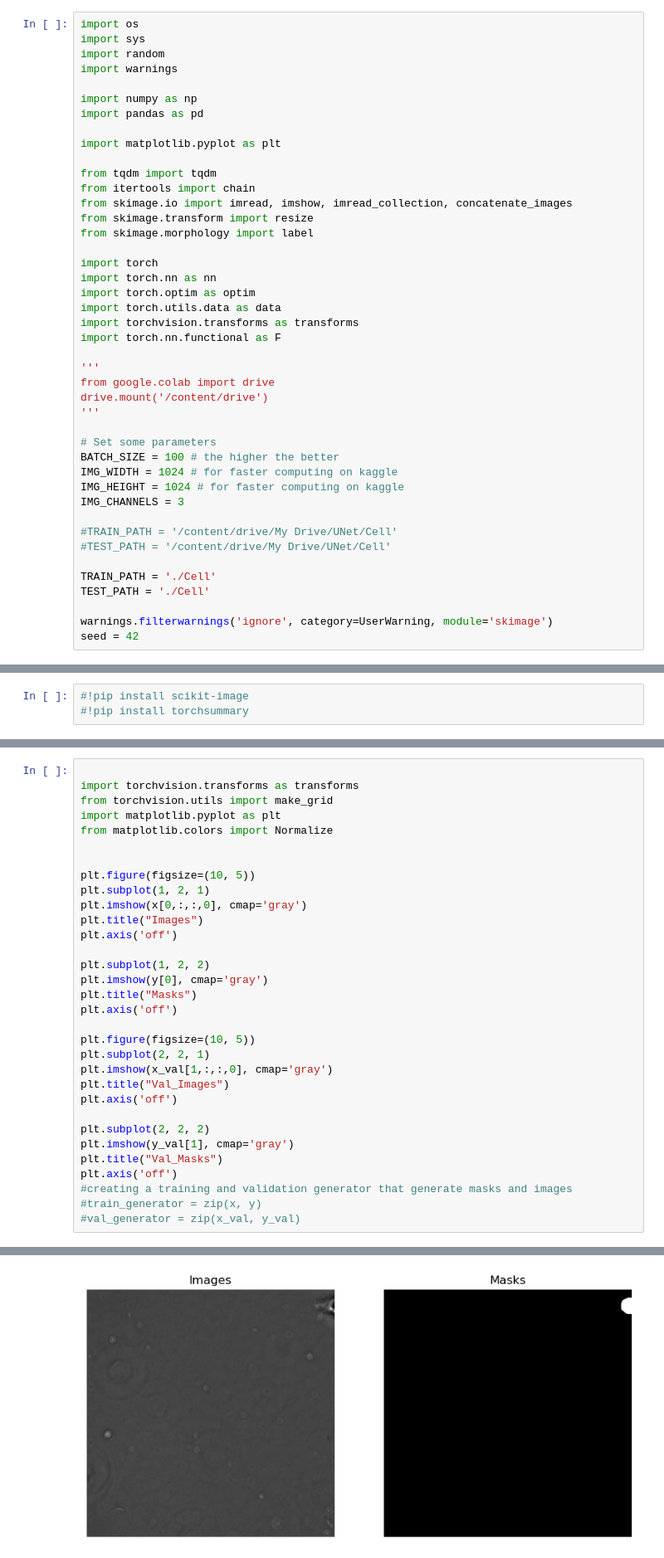
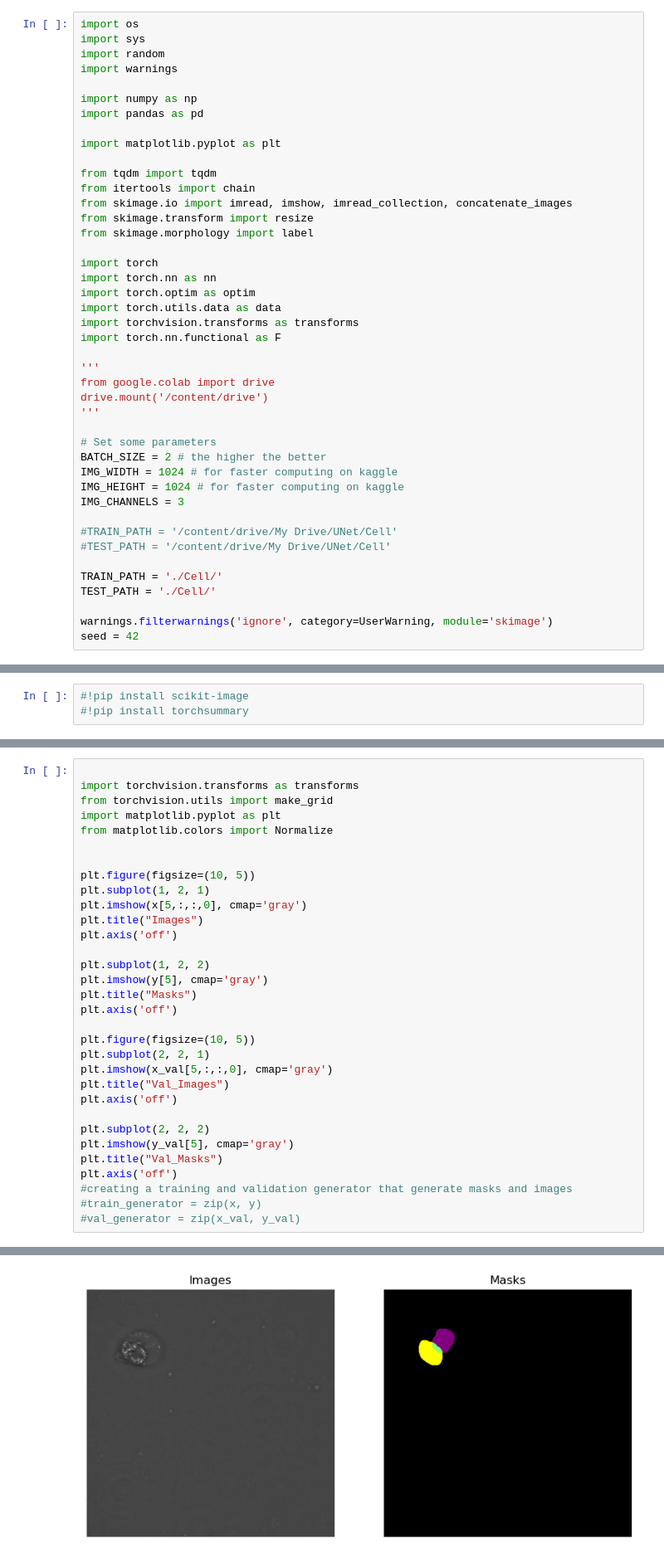
Before and after one commit to Belis0811/Unet, a Jupyter notebook: process_data.ipynb, the cells around one changed output, grey strips where cells are left out. Shown at 83% size. Cells and saved outputs as stored; diff of their text form.

```diff
--- a/process_data.ipynb
+++ b/process_data.ipynb
@@ -28,7 +28,7 @@ drive.mount('/content/drive')
 '''
 
 # Set some parameters
-BATCH_SIZE = 100 # the higher the better
+BATCH_SIZE = 2 # the higher the better
 IMG_WIDTH = 1024 # for faster computing on kaggle
 IMG_HEIGHT = 1024 # for faster computing on kaggle
 IMG_CHANNELS = 3
@@ -36,8 +36,8 @@ IMG_CHANNELS = 3
 #TRAIN_PATH = '/content/drive/My Drive/UNet/Cell'
 #TEST_PATH = '/content/drive/My Drive/UNet/Cell'
 
-TRAIN_PATH = './Cell'
-TEST_PATH = './Cell'
+TRAIN_PATH = './Cell/'
+TEST_PATH = './Cell/'
 
 warnings.filterwarnings('ignore', category=UserWarning, module='skimage')
 seed = 42
@@ -218,35 +175,35 @@ val_loader = DataLoader(val_dataset, batch_size=BATCH_SIZE, shuffle=False, pin_m
 # %%
 
 import torchvision.transforms as transforms
 from torchvision.utils import make_grid
 import matplotlib.pyplot as plt
 from matplotlib.colors import Normalize
 
 
 plt.figure(figsize=(10, 5))
 plt.subplot(1, 2, 1)
-plt.imshow(x[0,:,:,0], cmap='gray')
+plt.imshow(x[5,:,:,0], cmap='gray')
 plt.title("Images")
 plt.axis('off')
 
 plt.subplot(1, 2, 2)
-plt.imshow(y[0], cmap='gray')
+plt.imshow(y[5], cmap='gray')
 plt.title("Masks")
 plt.axis('off')
 
 plt.figure(figsize=(10, 5))
 plt.subplot(2, 2, 1)
-plt.imshow(x_val[1,:,:,0], cmap='gray')
+plt.imshow(x_val[5,:,:,0], cmap='gray')
 plt.title("Val_Images")
 plt.axis('off')
 
 plt.subplot(2, 2, 2)
-plt.imshow(y_val[1], cmap='gray')
+plt.imshow(y_val[5], cmap='gray')
 plt.title("Val_Masks")
 plt.axis('off')
 #creating a training and validation generator that generate masks and images
 #train_generator = zip(x, y)
 #val_generator = zip(x_val, y_val)
 # %% [output]
 (-0.5, 1023.5, 1023.5, -0.5)
-[figure, old version]
+[figure, new version]
```
Also changed, not shown: parts of 13 cells of this notebook, 2 other files.
